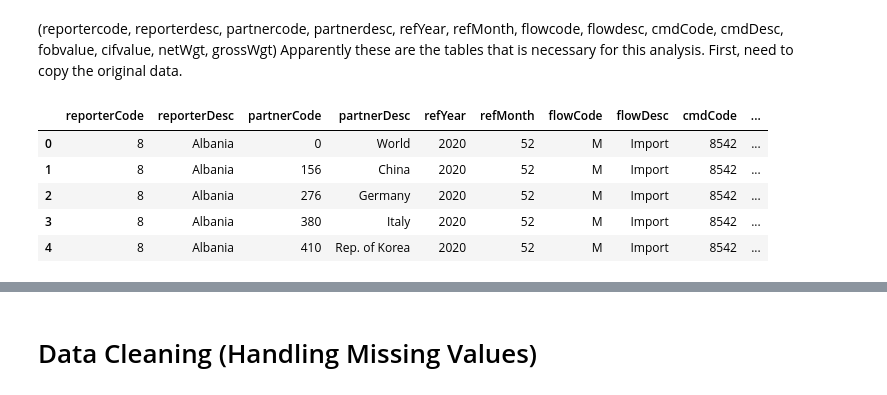
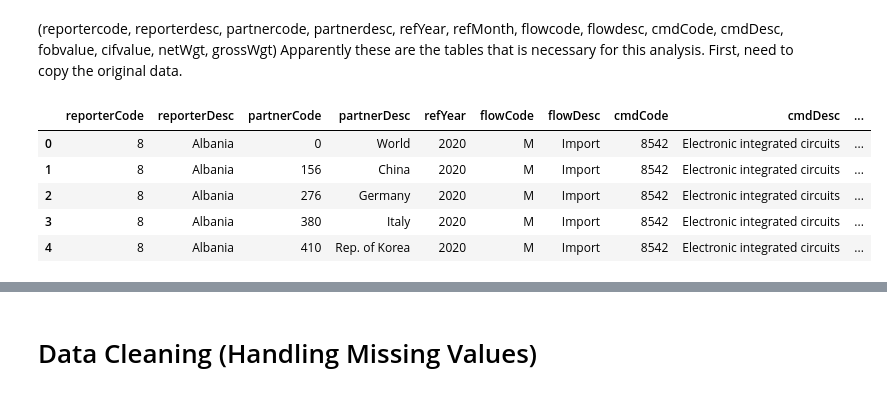
Before and after one commit to rfih/Dibimbing---DSDA, a Jupyter notebook: Final Project/Final.ipynb, the cells around one changed output, grey strips where cells are left out. Drawn from its saved outputs; the diff is of its cells as text; code cells hidden in the pictures.

```diff
--- a/Final Project/Final.ipynb
+++ b/Final Project/Final.ipynb
@@ -120,16 +120,16 @@ df_copy = df.copy()
 # %%
 # Keep only the necessary columns for analysis
 columns_to_keep = [
     'reporterCode', 'reporterDesc', 'partnerCode', 'partnerDesc',
-    'refYear', 'refMonth', 'flowCode', 'flowDesc',
-    'cmdCode', 'cmdDesc', 'fobvalue', 'cifvalue', 'netWgt', 'grossWgt'
+    'refYear', 'flowCode', 'flowDesc',
+    'cmdCode', 'cmdDesc', 'qty', 'fobvalue', 'cifvalue', 'netWgt', 'grossWgt', 'primaryValue'
 ]
 df_copy = df_copy[columns_to_keep]
 df_copy.head()
 # %% [output]
-|  | reporterCode | reporterDesc | partnerCode | partnerDesc | refYear | refMonth | flowCode | flowDesc | cmdCode | ... |
-| 0 | 8 | Albania | 0 | World | 2020 | 52 | M | Import | 8542 | ... |
-| 1 | 8 | Albania | 156 | China | 2020 | 52 | M | Import | 8542 | ... |
-| 2 | 8 | Albania | 276 | Germany | 2020 | 52 | M | Import | 8542 | ... |
-| 3 | 8 | Albania | 380 | Italy | 2020 | 52 | M | Import | 8542 | ... |
-| 4 | 8 | Albania | 410 | Rep. of Korea | 2020 | 52 | M | Import | 8542 | ... |
+|  | reporterCode | reporterDesc | partnerCode | partnerDesc | refYear | flowCode | flowDesc | cmdCode | cmdDesc | ... |
+| 0 | 8 | Albania | 0 | World | 2020 | M | Import | 8542 | Electronic integrated circuits | ... |
+| 1 | 8 | Albania | 156 | China | 2020 | M | Import | 8542 | Electronic integrated circuits | ... |
+| 2 | 8 | Albania | 276 | Germany | 2020 | M | Import | 8542 | Electronic integrated circuits | ... |
+| 3 | 8 | Albania | 380 | Italy | 2020 | M | Import | 8542 | Electronic integrated circuits | ... |
+| 4 | 8 | Albania | 410 | Rep. of Korea | 2020 | M | Import | 8542 | Electronic integrated circuits | ... |
```
Also changed, not shown: parts of 30 cells of this notebook.
